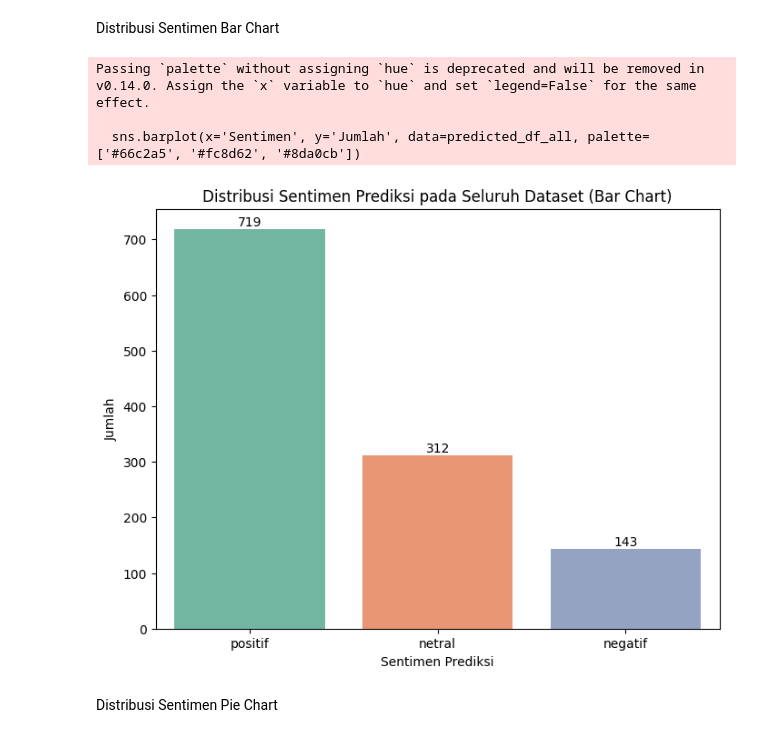
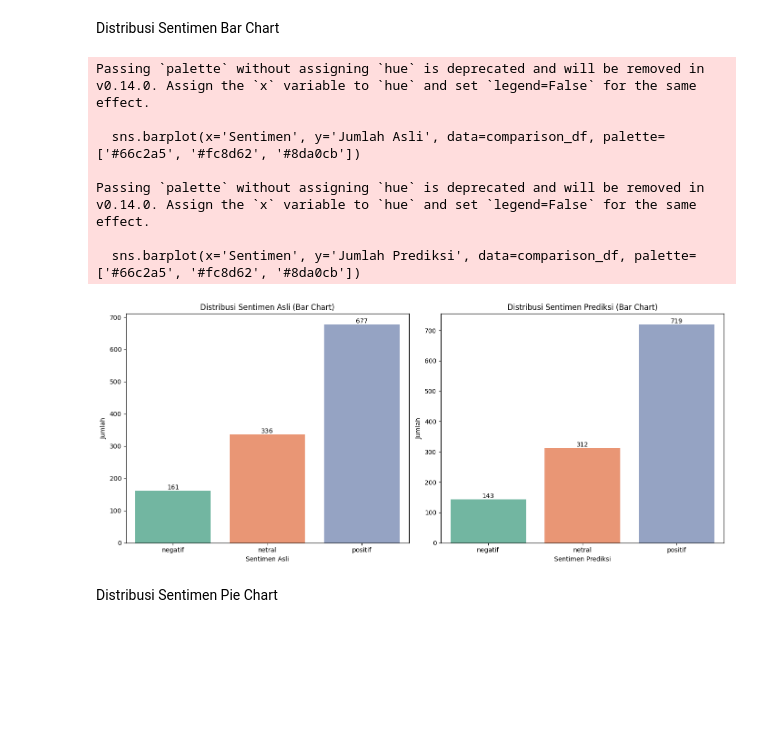
Before and after one commit to SofiNurul/SKRIPSI, a Jupyter notebook: Salinan_dari_Percobaan_Sentiment_Analisis_Produk_Penghilang_Bekas_Luka_di_Shopee_Dengan_Algoritma_Naive_Bayes.ipynb, the cells around one changed output. Saved outputs shown, nothing was run; the diff lists cells and outputs as text; code cells hidden in the pictures; blank space fills up the shorter version.

```diff
--- a/Salinan_dari_Percobaan_Sentiment_Analisis_Produk_Penghilang_Bekas_Luka_di_Shopee_Dengan_Algoritma_Naive_Bayes.ipynb
+++ b/Salinan_dari_Percobaan_Sentiment_Analisis_Produk_Penghilang_Bekas_Luka_di_Shopee_Dengan_Algoritma_Naive_Bayes.ipynb
@@ -450,29 +447,55 @@ See the caveats in the documentation: https://pandas.pydata.org/pandas-docs/stab
 ---
 # %% [markdown]
 Distribusi Sentimen Bar Chart
-# %%
-predicted_counts_all = df_selected['Prediksi'].value_counts()
-
-# Membuat DataFrame untuk visualisasi
-predicted_df_all = predicted_counts_all.reset_index()
-predicted_df_all.columns = ['Sentimen', 'Jumlah']
-
-# Bar Chart untuk Distribusi Prediksi pada Seluruh Dataset
-plt.figure(figsize=(8, 6))
-sns.barplot(x='Sentimen', y='Jumlah', data=predicted_df_all, palette=['#66c2a5', '#fc8d62', '#8da0cb'])
-plt.xlabel('Sentimen Prediksi')
-plt.ylabel('Jumlah')
-plt.title('Distribusi Sentimen Prediksi pada Seluruh Dataset (Bar Chart)')
-# Menampilkan jumlah di atas setiap bar
-for index, value in enumerate(predicted_df_all['Jumlah']):
-    plt.text(index, value + 1, str(value), ha='center', va='bottom')
-
-plt.show()
-# %% [output]
-Passing `palette` without assigning `hue` is deprecated and will be removed in v0.14.0. Assign the `x` variable to `hue` and set `legend=False` for the same effect.
-
-  sns.barplot(x='Sentimen', y='Jumlah', data=predicted_df_all, palette=['#66c2a5', '#fc8d62', '#8da0cb'])
-[figure, removed]
+# %%
+# Distribusi Sentimen Asli
+original_counts = df_selected['sentiment'].value_counts()
+
+# Distribusi Sentimen Prediksi
+predicted_counts = df_selected['Prediksi'].value_counts()
+
+# Membuat DataFrame untuk Visualisasi
+original_df = original_counts.reset_index()
+original_df.columns = ['Sentimen', 'Jumlah Asli']
+
+predicted_df = predicted_counts.reset_index()
+predicted_df.columns = ['Sentimen', 'Jumlah Prediksi']
+
+# Merge kedua DataFrame untuk mendapatkan perbandingan distribusi
+comparison_df = pd.merge(original_df, predicted_df, on='Sentimen', how='outer').fillna(0)
+
+# Bar Chart untuk Distribusi Sentimen Asli dan Prediksi
+plt.figure(figsize=(14, 6))
+
+# Bar chart untuk Sentimen Asli
+plt.subplot(1, 2, 1)  # Menampilkan grafik dalam satu baris, dua kolom
+sns.barplot(x='Sentimen', y='Jumlah Asli', data=comparison_df, palette=['#66c2a5', '#fc8d62', '#8da0cb'])
+plt.xlabel('Sentimen Asli')
+plt.ylabel('Jumlah')
+plt.title('Distribusi Sentimen Asli (Bar Chart)')
+for index, value in enumerate(comparison_df['Jumlah Asli']):
+    plt.text(index, value + 1, str(int(value)), ha='center', va='bottom')
+
+# Bar chart untuk Sentimen Prediksi
+plt.subplot(1, 2, 2)  # Menampilkan grafik dalam satu baris, dua kolom
+sns.barplot(x='Sentimen', y='Jumlah Prediksi', data=comparison_df, palette=['#66c2a5', '#fc8d62', '#8da0cb'])
+plt.xlabel('Sentimen Prediksi')
+plt.ylabel('Jumlah')
+plt.title('Distribusi Sentimen Prediksi (Bar Chart)')
+for index, value in enumerate(comparison_df['Jumlah Prediksi']):
+    plt.text(index, value + 1, str(int(value)), ha='center', va='bottom')
+
+plt.tight_layout()
+plt.show()
+# %% [output]
+Passing `palette` without assigning `hue` is deprecated and will be removed in v0.14.0. Assign the `x` variable to `hue` and set `legend=False` for the same effect.
+
+  sns.barplot(x='Sentimen', y='Jumlah Asli', data=comparison_df, palette=['#66c2a5', '#fc8d62', '#8da0cb'])
+
+Passing `palette` without assigning `hue` is deprecated and will be removed in v0.14.0. Assign the `x` variable to `hue` and set `legend=False` for the same effect.
+
+  sns.barplot(x='Sentimen', y='Jumlah Prediksi', data=comparison_df, palette=['#66c2a5', '#fc8d62', '#8da0cb'])
+[figure, added]
 # %% [markdown]
 Distribusi Sentimen Pie Chart
 # %%
```
Also changed, not shown: parts of 7 cells of this notebook.
